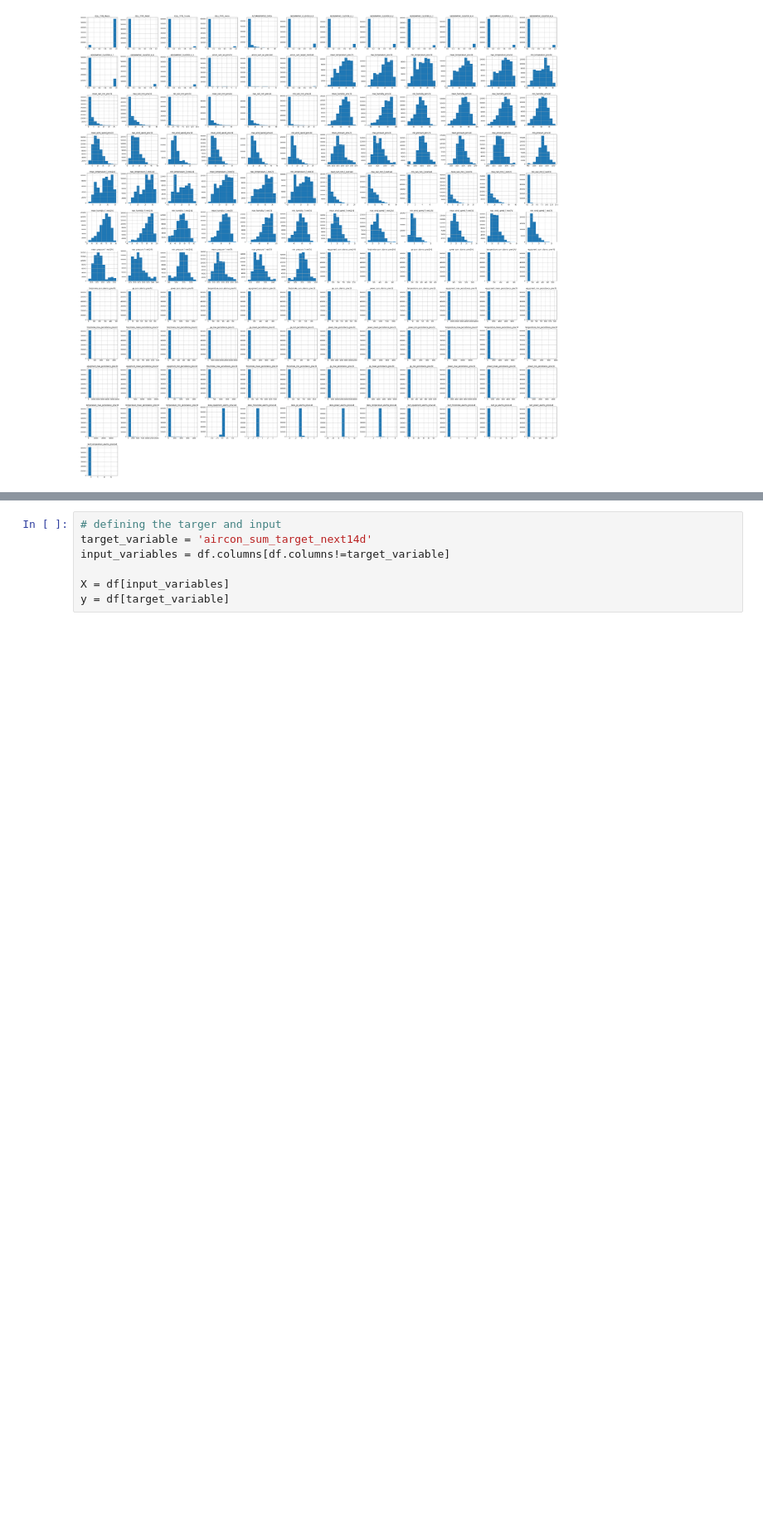
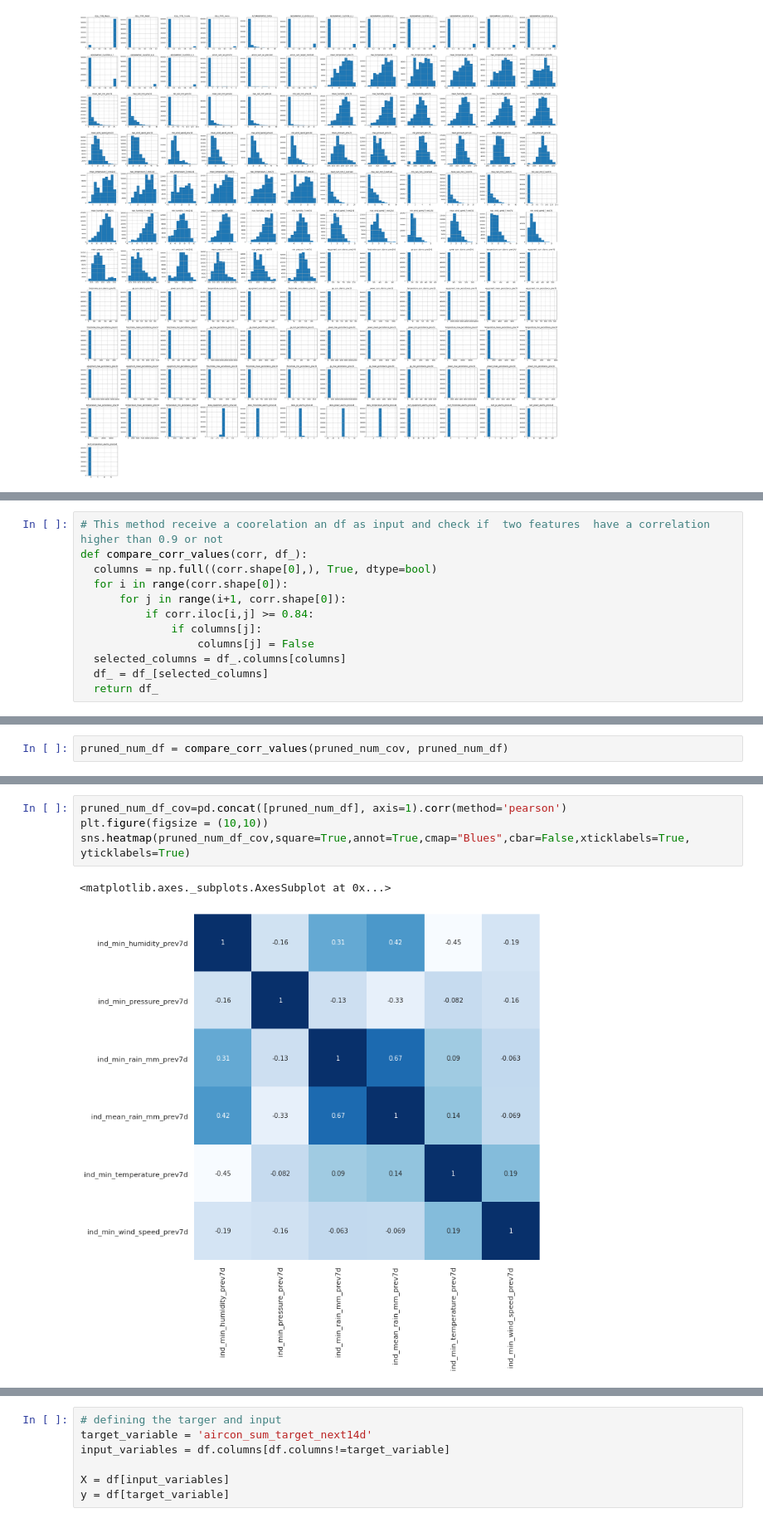
Before and after one commit to taratandel/Predictive-Maintenance, a Jupyter notebook: DMTM2020-Challenge-Part1.ipynb, the cells around one changed output, grey strips where cells are left out. Shown at 83% size. Drawn from its saved outputs; the diff is of its cells as text; blank space fills up the shorter version.

```diff
--- a/DMTM2020-Challenge-Part1.ipynb
+++ b/DMTM2020-Challenge-Part1.ipynb
@@ -403,0 +407,12 @@ KeyError: "['aircon_sum_wo_prev7d' 'aircon_sum_wo_prev14d'] not found in axis"
+# %%
+# This method receive a coorelation an df as input and check if  two features  have a correlation higher than 0.9 or not
+def compare_corr_values(corr, df_):
+  columns = np.full((corr.shape[0],), True, dtype=bool)
+  for i in range(corr.shape[0]):
+      for j in range(i+1, corr.shape[0]):
+          if corr.iloc[i,j] >= 0.84:
+              if columns[j]:
+                  columns[j] = False
+  selected_columns = df_.columns[columns]
+  df_ = df_[selected_columns]
+  return df_
@@ -403,0 +421,2 @@ KeyError: "['aircon_sum_wo_prev7d' 'aircon_sum_wo_prev14d'] not found in axis"
+# %%
+pruned_num_df = compare_corr_values(pruned_num_cov, pruned_num_df)
@@ -403,0 +439,7 @@ KeyError: "['aircon_sum_wo_prev7d' 'aircon_sum_wo_prev14d'] not found in axis"
+# %%
+pruned_num_df_cov=pd.concat([pruned_num_df], axis=1).corr(method='pearson')
+plt.figure(figsize = (10,10))
+sns.heatmap(pruned_num_df_cov,square=True,annot=True,cmap="Blues",cbar=False,xticklabels=True, yticklabels=True)
+# %% [output]
+<matplotlib.axes._subplots.AxesSubplot at 0x...>
+[figure, added]
```
Also changed, not shown: parts of 59 cells of this notebook.
